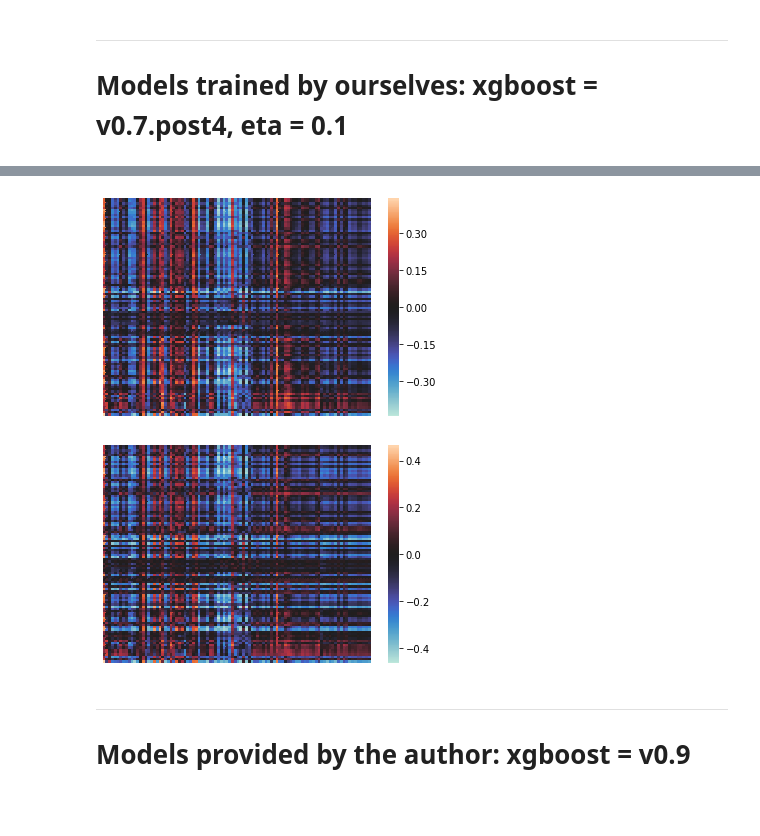
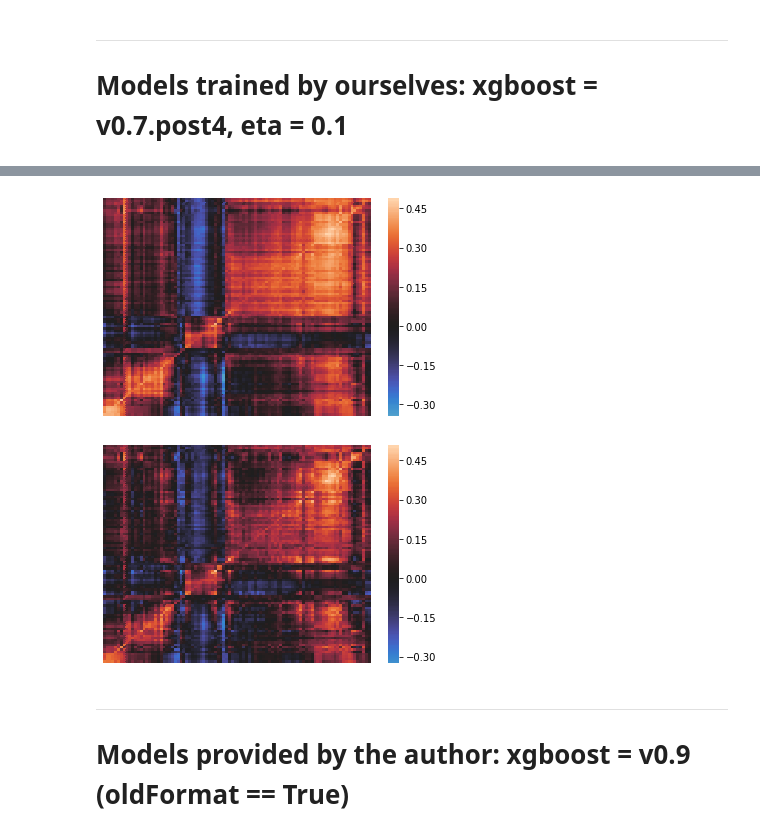
Before and after one commit to zhangyongzlm/ExPecto_reproducibility, a Jupyter notebook: heatmap.ipynb, the cells around one changed output, grey strips where cells are left out. Drawn from its saved outputs; the diff is of its cells as text; code cells hidden in the pictures; blank space fills up the shorter version.

```diff
--- a/heatmap.ipynb
+++ b/heatmap.ipynb
@@ -703,10 +688,10 @@ ax = sns.heatmap(correlation, center=0, xticklabels=False, yticklabels=False)
 # %%
-# Calculate the spearman correlation between the observed and predicted values on the held out genes.
-correlation = pd.DataFrame(np.zeros((96, 96)))
-for i in range(95, -1, -1):
-    for j in range(96):
-        row = groups[95 - i]
-        column = groups[j]
+# Calculate the pearson correlation between the observed and predicted values on the held out genes.
+correlation = pd.DataFrame(np.zeros((94, 94)))
+for i in range(94):
+    for j in range(94):
+        row = groups[i]
+        column = groups[93 - j]
         combine = pd.concat(
             [
                 seq_type,
@@ -760,10 +745,10 @@ predicted
 # %%
 # Calculate the pearson correlation between the observed and predicted values on the held out genes.
-correlation = pd.DataFrame(np.zeros((96, 96)))
-for i in range(95, -1, -1):
-    for j in range(96):
-        row = groups[95 - i]
-        column = groups[j]
+correlation = pd.DataFrame(np.zeros((94, 94)))
+for i in range(94):
+    for j in range(94):
+        row = groups[i]
+        column = groups[93 - j]
         combine = pd.concat(
             [
                 seq_type,
@@ -785,10 +770,10 @@ ax = sns.heatmap(correlation, center=0, xticklabels=False, yticklabels=False)
 # %%
-# Calculate the spearman correlation between the observed and predicted values on the held out genes.
-correlation = pd.DataFrame(np.zeros((96, 96)))
-for i in range(95, -1, -1):
-    for j in range(96):
-        row = groups[95 - i]
-        column = groups[j]
+# Calculate the pearson correlation between the observed and predicted values on the held out genes.
+correlation = pd.DataFrame(np.zeros((94, 94)))
+for i in range(94):
+    for j in range(94):
+        row = groups[i]
+        column = groups[93 - j]
         combine = pd.concat(
             [
                 seq_type,
@@ -842,35 +827,35 @@ predicted
 # %%
 # Calculate the pearson correlation between the observed and predicted values on the held out genes.
-correlation = pd.DataFrame(np.zeros((96, 96)))
-for i in range(95, -1, -1):
-    for j in range(96):
-        row = groups[95 - i]
-        column = groups[j]
+correlation = pd.DataFrame(np.zeros((94, 94)))
+for i in range(94):
+    for j in range(94):
+        row = groups[i]
+        column = groups[93 - j]
         combine = pd.concat(
             [
                 seq_type,
                 np.log(observed[row]) - np.log(observed["ave"]),
                 np.log(predicted[column]) - np.log(predicted["ave"]),
             ],
             axis=1,
             ignore_index=False,
         )
         combine = combine[combine.seqnames == "chr8"]
         combine = combine[combine.type != "rRNA"]
         correlation.iloc[i, j] = combine.iloc[:, 2].corr(
             combine.iloc[:, 3], method="pearson"
         )
 
 ax = sns.heatmap(correlation, center=0, xticklabels=False, yticklabels=False)
 # %% [output]
-[figure, old version]
+[figure, new version]
 # %%
-# Calculate the spearman correlation between the observed and predicted values on the held out genes.
-correlation = pd.DataFrame(np.zeros((96, 96)))
-for i in range(95, -1, -1):
-    for j in range(96):
-        row = groups[95 - i]
-        column = groups[j]
+# Calculate the pearson correlation between the observed and predicted values on the held out genes.
+correlation = pd.DataFrame(np.zeros((94, 94)))
+for i in range(94):
+    for j in range(94):
+        row = groups[i]
+        column = groups[93 - j]
         combine = pd.concat(
             [
                 seq_type,
@@ -888,10 +873,10 @@ for i in range(95, -1, -1):
 
 ax = sns.heatmap(correlation, center=0, xticklabels=False, yticklabels=False)
 # %% [output]
-[figure, old version]
+[figure, new version]
 # %% [markdown]
 ***
-# Models provided by the author: xgboost = v0.9
+# Models provided by the author: xgboost = v0.9 (oldFormat == True)
 # %%
 # Read the predicted gene expression profiles of the plotted cells.
 predicted = pd.read_csv(
```
Also changed, not shown: parts of 32 cells of this notebook.
